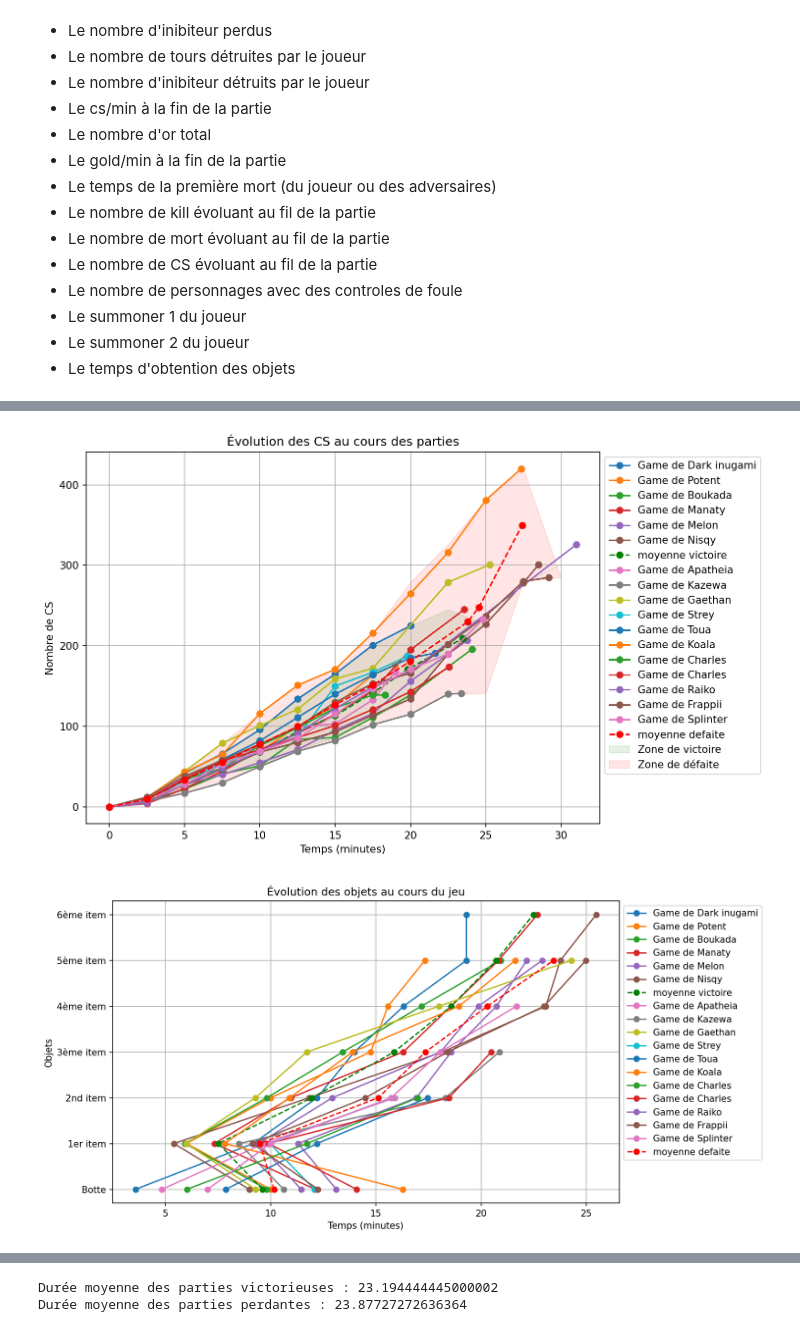
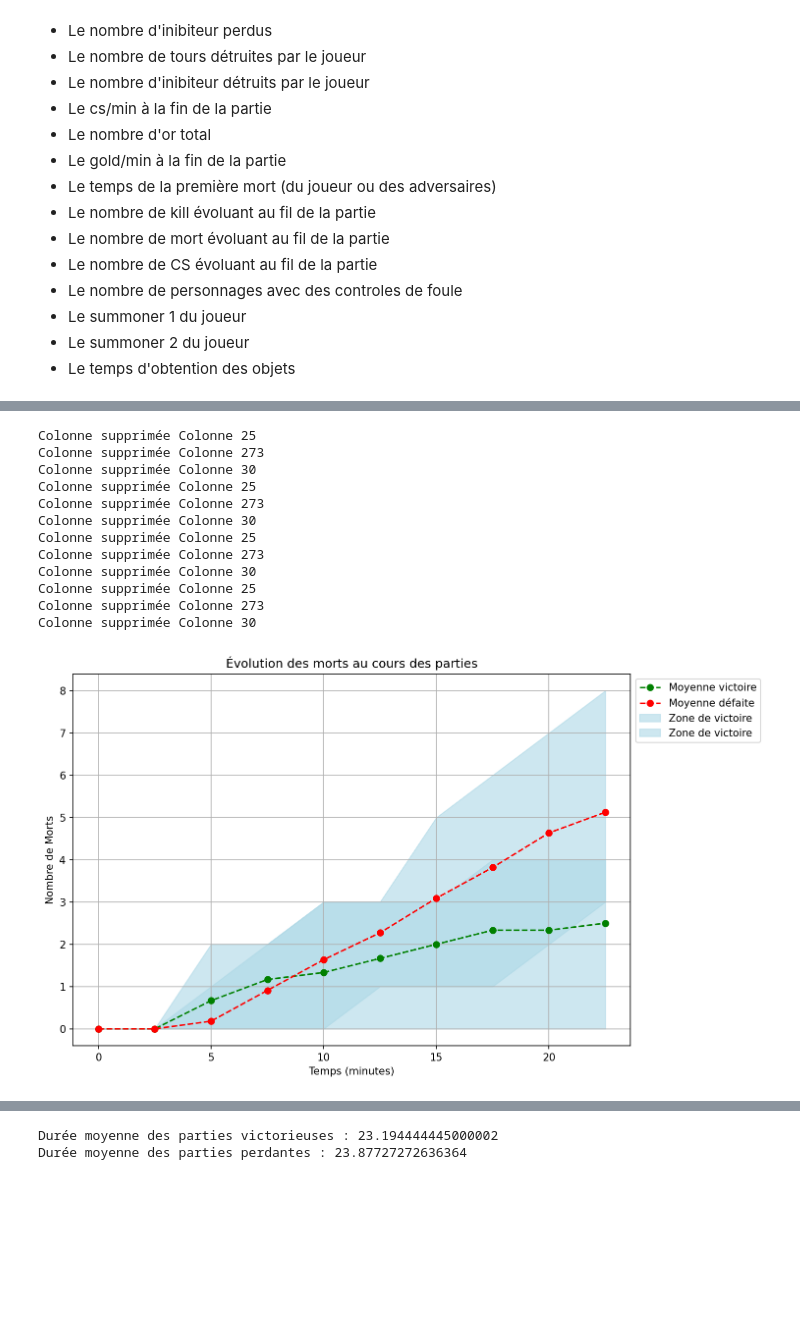
Before and after one commit to thibaut-ceci/5B1C, a Jupyter notebook: 5B1C.ipynb, the cells around one changed output, grey strips where cells are left out. Cells and saved outputs as stored; diff of their text form; code cells hidden in the pictures; blank space fills up the shorter version.

```diff
--- a/5B1C.ipynb
+++ b/5B1C.ipynb
@@ -88,47 +76,16 @@ plt.show()
-# %%
-plt.figure(figsize=(10,6),dpi=150)
-
-for index_game, game in victoire.iterrows():
-    plt.plot(victoire["Temps numérique"][index_game], victoire["CS"][index_game], marker='o', label="Game de " + str(victoire["Nom du joueur"][index_game]))
-
-lib.moyennes(victoire, plt, "CS", label = "moyenne victoire")
-
-for index_game, game in defaite.iterrows():
-    plt.plot(defaite["Temps numérique"][index_game], defaite["CS"][index_game], marker='o', label="Game de " + str(defaite["Nom du joueur"][index_game]))
-
-lib.moyennes(defaite, plt, "CS", label = "moyenne defaite", color = "red")
-
-lib.zone(victoire, "CS", label='Zone de victoire', color='green')
-lib.zone(defaite, "CS", label='Zone de défaite', color='red')
-
-plt.title('Évolution des CS au cours des parties')
-plt.xlabel('Temps (minutes)')
-plt.ylabel('Nombre de CS')
-plt.legend(loc='upper left', bbox_to_anchor=(1, 1))
-plt.grid()
-
-plt.tight_layout()
-plt.show()
-# %% [output]
-[figure, removed]
-# %%
-plt.figure(figsize=(10, 6), dpi=150)
-
-for index_game, game in victoire.iterrows():
-    plt.plot(victoire["Temps numérique objets"][index_game], victoire["Objets"][index_game], marker='o', linestyle='-', label="Game de " + str(victoire["Nom du joueur"][index_game]))#, color = "green")
-
-lib.moyenne(victoire, "Temps numérique objets", label = "moyenne victoire", color = "green")
-
-for index_game, game in defaite.iterrows():
-    plt.plot(defaite["Temps numérique objets"][index_game], defaite["Objets"][index_game], marker='o', linestyle='-', label="Game de " + str(defaite["Nom du joueur"][index_game]))#, color = "red")
-
-lib.moyenne(defaite, "Temps numérique objets", label = "moyenne defaite", color = "red")
-
-plt.title('Évolution des objets au cours du jeu')
-plt.xlabel('Temps (minutes)')
-plt.ylabel('Objets')
-plt.legend(loc='upper left', bbox_to_anchor=(1, 1))
-plt.grid()
-plt.show()
-# %% [output]
-[figure, removed]
+# %%
+lib.plot_colonnes(victoire, defaite, "Temps numérique", "Mort", 'Nombre de Morts', 'Évolution des morts au cours des parties', plot_games = False)
+# %% [output]
+Colonne supprimée Colonne 25
+Colonne supprimée Colonne 273
+Colonne supprimée Colonne 30
+Colonne supprimée Colonne 25
+Colonne supprimée Colonne 273
+Colonne supprimée Colonne 30
+Colonne supprimée Colonne 25
+Colonne supprimée Colonne 273
+Colonne supprimée Colonne 30
+Colonne supprimée Colonne 25
+Colonne supprimée Colonne 273
+Colonne supprimée Colonne 30
+[figure, added]
```
Also changed, not shown: parts of 13 cells of this notebook, 4 other files.
